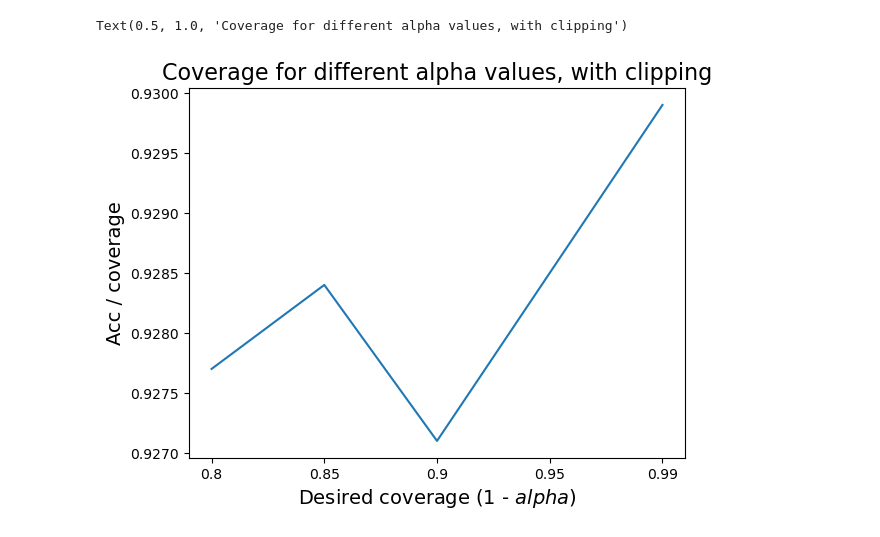
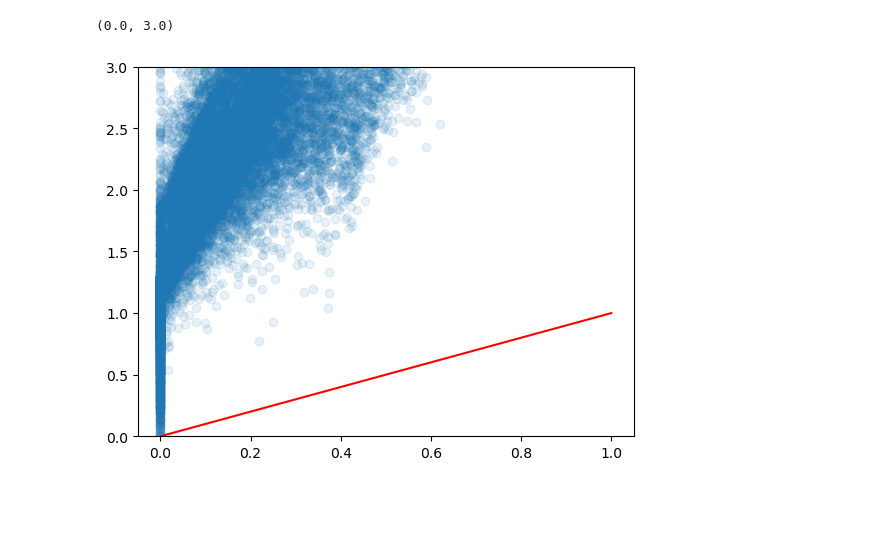
Before and after one commit to RoyHirsch/conformal, a Jupyter notebook: notebooks/dev3.ipynb, the cells around one changed output. Drawn from its saved outputs; the diff is of its cells as text; code cells hidden in the pictures; blank space fills up the shorter version.

```diff
--- a/notebooks/dev3.ipynb
+++ b/notebooks/dev3.ipynb
@@ -1,19 +1,15 @@
 # %%
+import os
+import sys
+sys.path.append('/home/royhirsch/conformal/')
+
 import matplotlib.pyplot as plt
 import numpy as np
 import utils as utils
-from experiment import get_config, experiment
+from experiment import get_config, run_experiment
 
 config = get_config()
 utils.seed_everything(config.seed)
 utils.create_logger(config.exp_dir, False)
-config.use_score_clipping = True
-mets = {}
-for alpha in [0.2, 0.15, 0.1, 0.05, 0.01]:
-    print(f'############### {alpha} ###############')
-    config.alpha = alpha
-    history, val_outputs, train_outputs, val_mets, train_mets = experiment(config)
-    mets[alpha] = {'val_mets': val_mets,
-                   'train_mets': train_mets,
-                   'history': history}
+history, val_outputs, train_outputs, val_mets, train_mets = run_experiment(config)
 # %% [output]
@@ -111,12 +33,24 @@ INFO - 07/27/23 12:52:54 - 0:06:14 - Train mets: set_size_mean: 21.624 | set_siz
-# %%
-v =  []
-for k in mets:
-    v.append(mets[k]['val_mets']['acc'])
-_= plt.plot(v)
-_=plt.xticks(np.arange(len(v)), [1. - i for i in list(mets.keys())])
-plt.xlabel('Desired coverage (1 - $alpha$)', fontsize=14)
-plt.ylabel('Acc / coverage', fontsize=14)
-plt.title('Coverage for different alpha values, with clipping', fontsize=16)
-# %% [output]
-Text(0.5, 1.0, 'Coverage for different alpha values, with clipping')
-[figure, removed]
+# %%
+from scipy.stats import entropy
+import matplotlib.pyplot as plt
+
+qhat = 0.868
+probs = train_outputs['cls_probs']
+labels = train_outputs['cls_labels']
+scores = train_outputs['true_scores']
+
+res = []
+ents = []
+for p, l, s in zip(probs, labels, scores):
+    ents.append(entropy(p))
+    res.append(qhat - s)
+
+ents = np.asarray(ents)
+res = np.asarray(res) + 1e-9
+
+plt.scatter(res, ents, alpha = 0.1)
+plt.plot([0,1], [0,1], color="red")
+plt.ylim([0,3])
+# %% [output]
+(0.0, 3.0)
+[figure, added]
```
Also changed, not shown: parts of 18 cells of this notebook, 11 other files.
